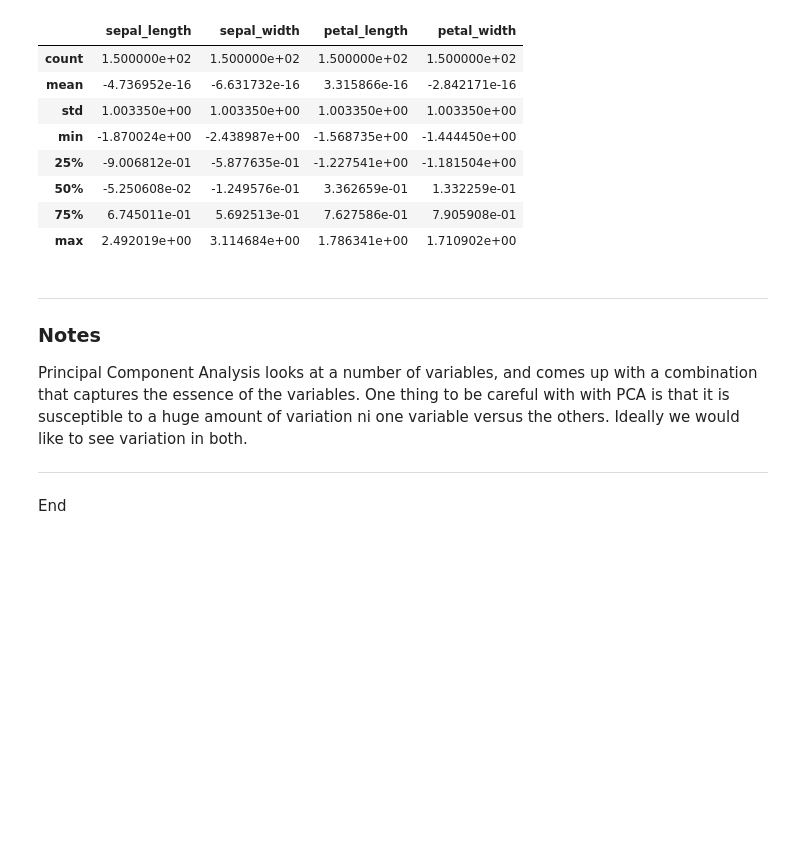
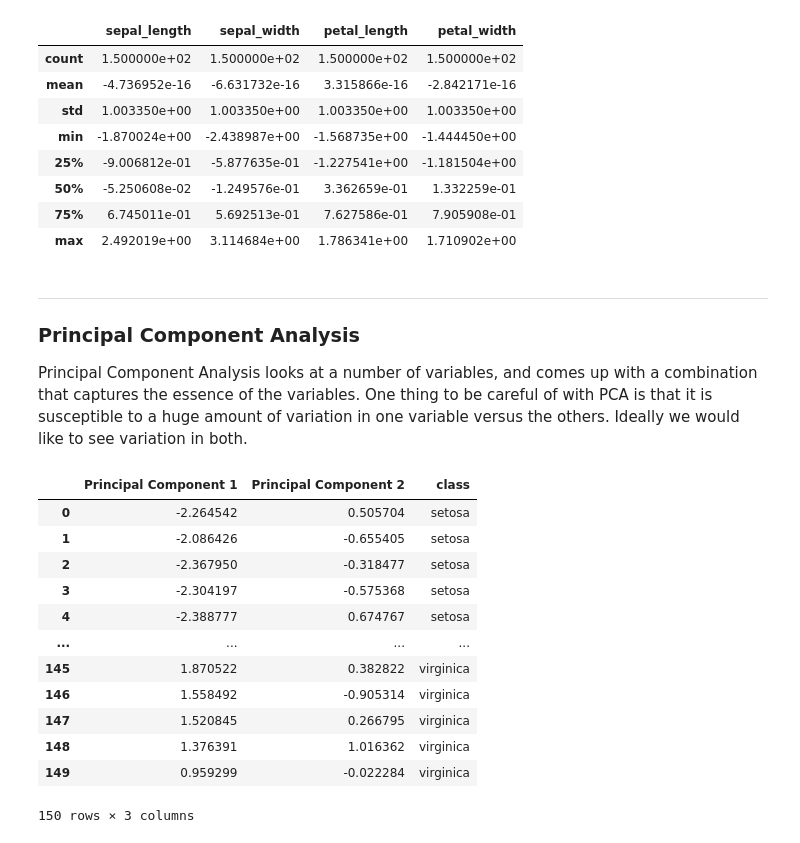
Before and after one commit to mhmdmahdi/Machine-Learning-and-Statistics, a Jupyter notebook: tasks.ipynb, the cells around one changed output. Saved outputs shown, nothing was run; the diff lists cells and outputs as text; code cells hidden in the pictures; blank space fills up the shorter version.

```diff
--- a/tasks.ipynb
+++ b/tasks.ipynb
@@ -646,7 +646,4 @@ If the statistical results of the scaled data were the same as the original data
 The purpose of standardization is to transform the features so that they have zero mean and unit variance.
 # %%
 # Transformed X array.
-X_transformed = scaler.transform(X)
-
-# Show.
-X_transformed
+scaled_data = scaler.transform(X)
@@ -722,11 +701,6 @@ df_X_trans.describe()
 | max | 2.492019e+00 | 3.114684e+00 | 1.786341e+00 | 1.710902e+00 |
 # %% [markdown]
 ***
-### Notes
+### Principal Component Analysis
 
-Principal Component Analysis looks at a number of variables, and comes up with a combination that captures the essence of the variables. One thing to be careful with with PCA is that it is susceptible to a huge amount of variation ni one variable versus the others. Ideally we would like to see variation in both.
-
-
-***
-
-End
+Principal Component Analysis looks at a number of variables, and comes up with a combination that captures the essence of the variables. One thing to be careful of with PCA is that it is susceptible to a huge amount of variation in one variable versus the others. Ideally we would like to see variation in both.
@@ -732,0 +717,19 @@ End
+# %%
+# Create a DataFrame with the principal components
+principal_df = pd.DataFrame(data=principal_components, columns=['Principal Component 1', 'Principal Component 2'])
+final_df = pd.concat([principal_df, target], axis=1)
+final_df
+# %% [output]
+|  | Principal Component 1 | Principal Component 2 | class |
+| 0 | -2.264542 | 0.505704 | setosa |
+| 1 | -2.086426 | -0.655405 | setosa |
+| 2 | -2.367950 | -0.318477 | setosa |
+| 3 | -2.304197 | -0.575368 | setosa |
+| 4 | -2.388777 | 0.674767 | setosa |
+| ... | ... | ... | ... |
+| 145 | 1.870522 | 0.382822 | virginica |
+| 146 | 1.558492 | -0.905314 | virginica |
+| 147 | 1.520845 | 0.266795 | virginica |
+| 148 | 1.376391 | 1.016362 | virginica |
+| 149 | 0.959299 | -0.022284 | virginica |
+150 rows × 3 columns
```
Also changed, not shown: parts of 15 cells of this notebook.
